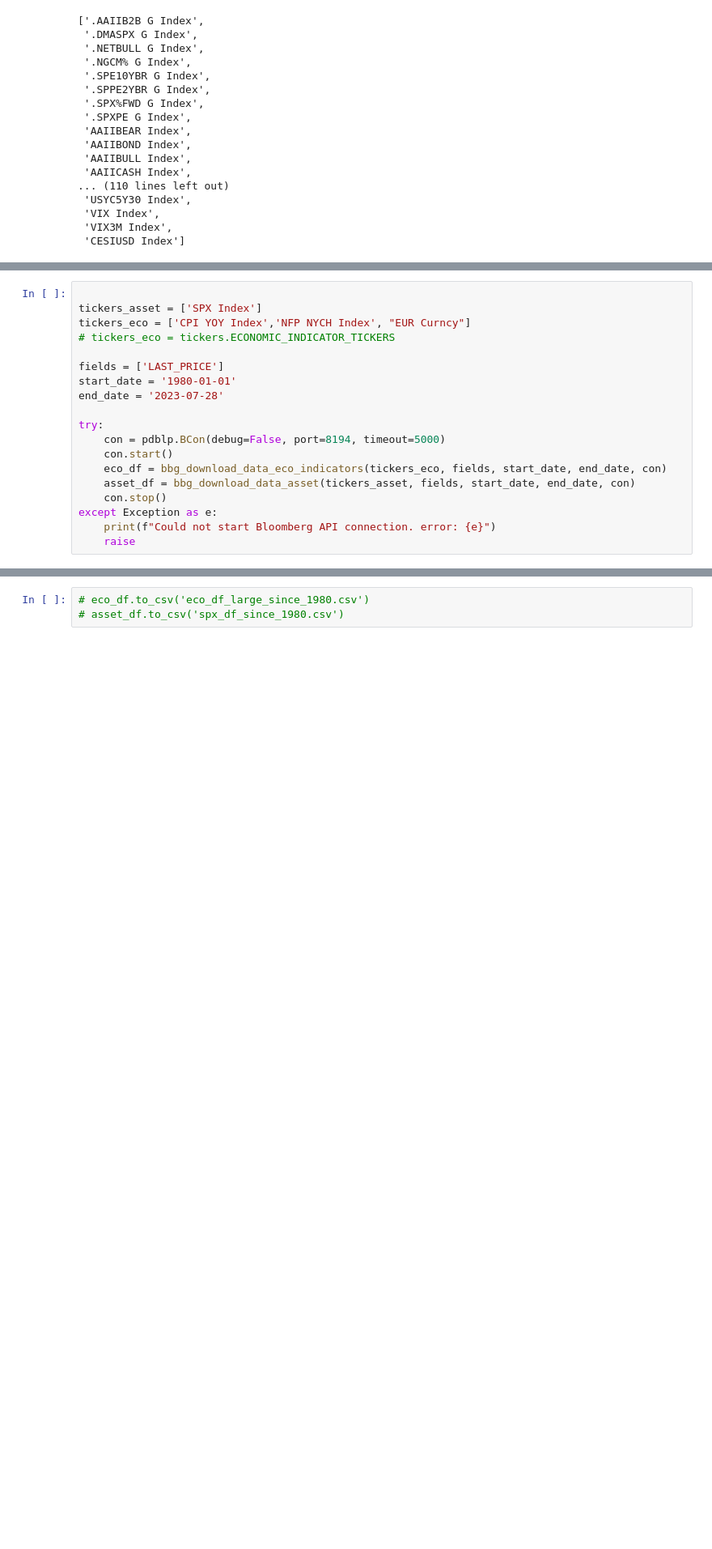
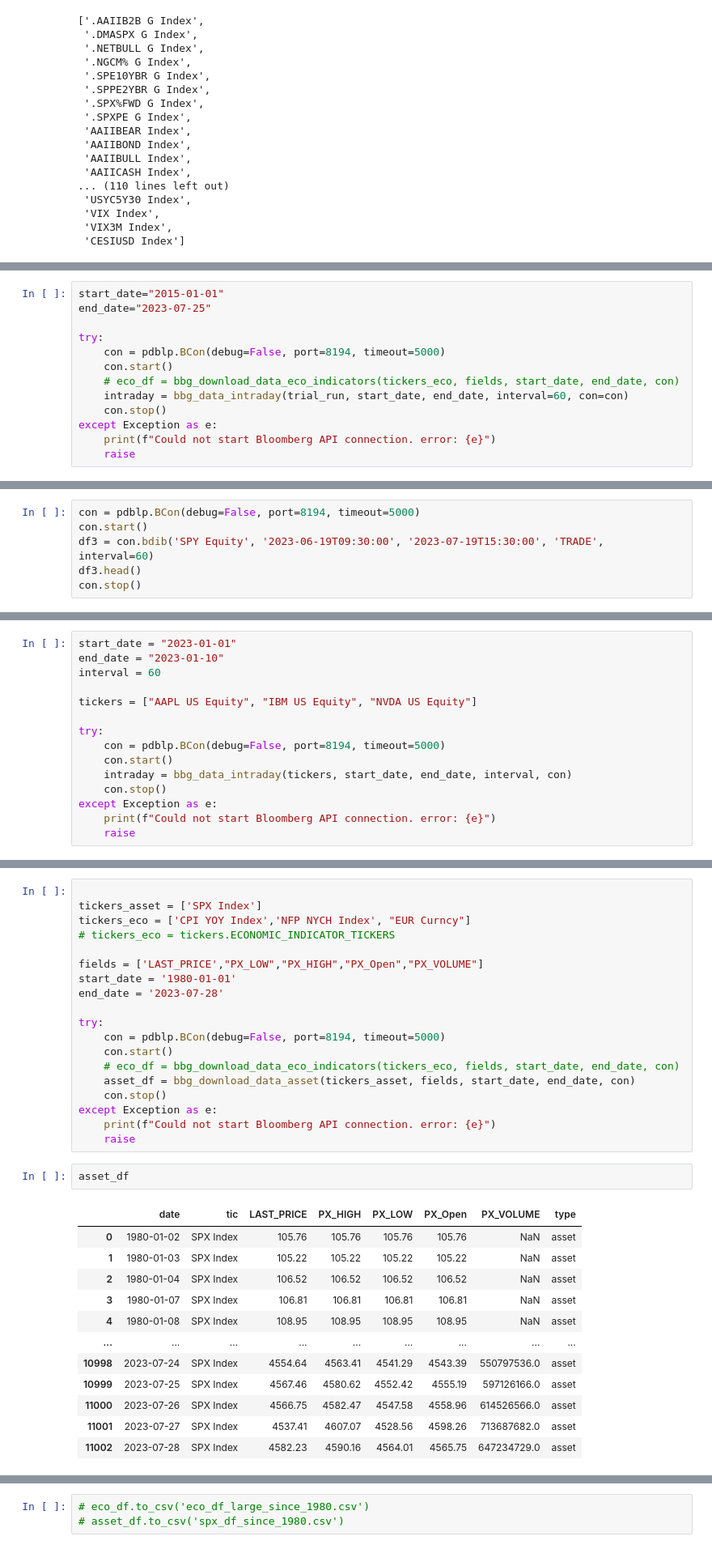
Before and after one commit to webclinic017/quantumai2, a Jupyter notebook: bbg_trial.ipynb, the cells around one changed output, grey strips where cells are left out. Shown: that part at 81% size. Cells and saved outputs as stored; diff of their text form; blank space fills up the shorter version.

```diff
--- a/bbg_trial.ipynb
+++ b/bbg_trial.ipynb
@@ -38,0 +114,13 @@ eco_tic1["Index"].tolist()
+# %%
+start_date="2015-01-01"
+end_date="2023-07-25"
+
+try:
+    con = pdblp.BCon(debug=False, port=8194, timeout=5000)
+    con.start()
+    # eco_df = bbg_download_data_eco_indicators(tickers_eco, fields, start_date, end_date, con)
+    intraday = bbg_data_intraday(trial_run, start_date, end_date, interval=60, con=con)
+    con.stop()
+except Exception as e:
+    print(f"Could not start Bloomberg API connection. error: {e}")
+    raise
@@ -38,0 +145,6 @@ eco_tic1["Index"].tolist()
+# %%
+con = pdblp.BCon(debug=False, port=8194, timeout=5000)
+con.start()
+df3 = con.bdib('SPY Equity', '2023-06-19T09:30:00', '2023-07-19T15:30:00', 'TRADE', interval=60)
+df3.head()
+con.stop()
@@ -38,0 +168,15 @@ eco_tic1["Index"].tolist()
+# %%
+start_date = "2023-01-01"
+end_date = "2023-01-10"
+interval = 60
+
+tickers = ["AAPL US Equity", "IBM US Equity", "NVDA US Equity"]
+
+try:
+    con = pdblp.BCon(debug=False, port=8194, timeout=5000)
+    con.start()
+    intraday = bbg_data_intraday(tickers, start_date, end_date, interval, con)
+    con.stop()
+except Exception as e:
+    print(f"Could not start Bloomberg API connection. error: {e}")
+    raise
@@ -42,16 +192,31 @@ tickers_asset = ['SPX Index']
 tickers_eco = ['CPI YOY Index','NFP NYCH Index', "EUR Curncy"]
 # tickers_eco = tickers.ECONOMIC_INDICATOR_TICKERS
 
-fields = ['LAST_PRICE']
+fields = ['LAST_PRICE',"PX_LOW","PX_HIGH","PX_Open","PX_VOLUME"]
 start_date = '1980-01-01'
 end_date = '2023-07-28'
 
 try:
     con = pdblp.BCon(debug=False, port=8194, timeout=5000)
     con.start()
-    eco_df = bbg_download_data_eco_indicators(tickers_eco, fields, start_date, end_date, con)
+    # eco_df = bbg_download_data_eco_indicators(tickers_eco, fields, start_date, end_date, con)
     asset_df = bbg_download_data_asset(tickers_asset, fields, start_date, end_date, con)
     con.stop()
 except Exception as e:
     print(f"Could not start Bloomberg API connection. error: {e}")
     raise
+# %%
+asset_df
+# %% [output]
+|  | date | tic | LAST_PRICE | PX_HIGH | PX_LOW | PX_Open | PX_VOLUME | type |
+| 0 | 1980-01-02 | SPX Index | 105.76 | 105.76 | 105.76 | 105.76 | NaN | asset |
+| 1 | 1980-01-03 | SPX Index | 105.22 | 105.22 | 105.22 | 105.22 | NaN | asset |
+| 2 | 1980-01-04 | SPX Index | 106.52 | 106.52 | 106.52 | 106.52 | NaN | asset |
+| 3 | 1980-01-07 | SPX Index | 106.81 | 106.81 | 106.81 | 106.81 | NaN | asset |
+| 4 | 1980-01-08 | SPX Index | 108.95 | 108.95 | 108.95 | 108.95 | NaN | asset |
+| ... | ... | ... | ... | ... | ... | ... | ... | ... |
+| 10998 | 2023-07-24 | SPX Index | 4554.64 | 4563.41 | 4541.29 | 4543.39 | 550797536.0 | asset |
+| 10999 | 2023-07-25 | SPX Index | 4567.46 | 4580.62 | 4552.42 | 4555.19 | 597126166.0 | asset |
+| 11000 | 2023-07-26 | SPX Index | 4566.75 | 4582.47 | 4547.58 | 4558.96 | 614526566.0 | asset |
+| 11001 | 2023-07-27 | SPX Index | 4537.41 | 4607.07 | 4528.56 | 4598.26 | 713687682.0 | asset |
+| 11002 | 2023-07-28 | SPX Index | 4582.23 | 4590.16 | 4564.01 | 4565.75 | 647234729.0 | asset |
```
Also changed, not shown: parts of 15 cells of this notebook.
